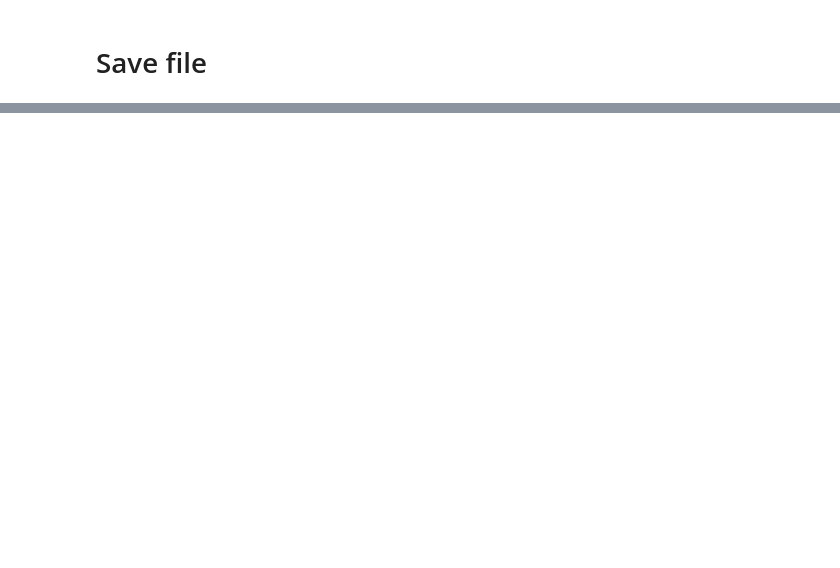
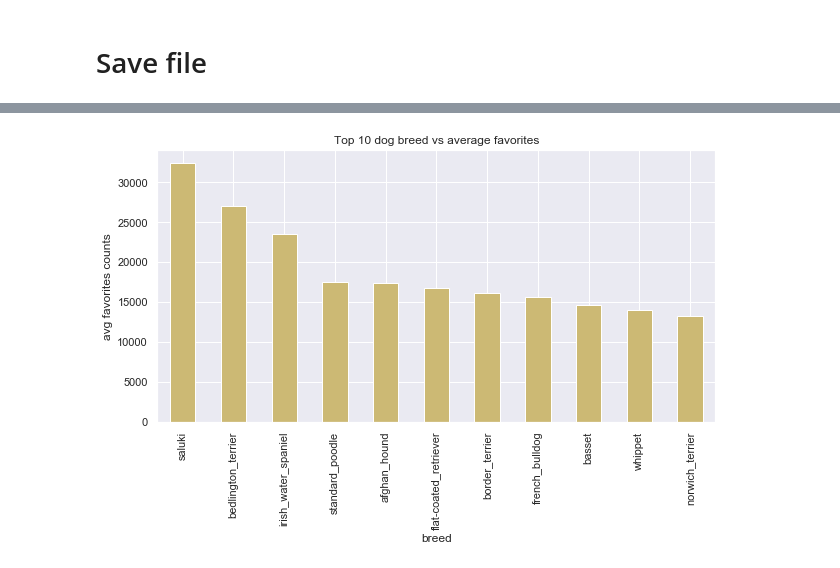
Before and after one commit to victorlifan/Twitter_WeRateDogs_API_Wrangle_and_Analyze_Data, a Jupyter notebook: wrangle_act.ipynb, the cells around one changed output, grey strips where cells are left out. Cells and saved outputs as stored; diff of their text form; code cells hidden in the pictures; blank space fills up the shorter version.

```diff
--- a/wrangle_act.ipynb
+++ b/wrangle_act.ipynb
@@ -892,0 +961,5 @@ masterdf.to_csv('twitter_archive_master.csv')
+# %%
+# top ten average/total favourite dog breeds
+breed_avgfav = df.groupby('breed')['favorite_count'].mean().sort_values(ascending = False)[:11]
+breed_sumfav = df.groupby('breed')['favorite_count'].sum().sort_values(ascending = False)[:11]
+print(breed_avgfav, breed_sumfav)
@@ -892,0 +984,7 @@ masterdf.to_csv('twitter_archive_master.csv')
+# %%
+# plot top ten average favourite dog breeds
+breed_avgfav.plot(kind = 'bar', color = 'y',figsize=(10,5))
+plt.title('Top 10 dog breed vs average favorites')
+plt.ylabel('avg favorites counts');
+# %% [output]
+[figure, added]
```
Also changed, not shown: parts of 46 cells of this notebook.
